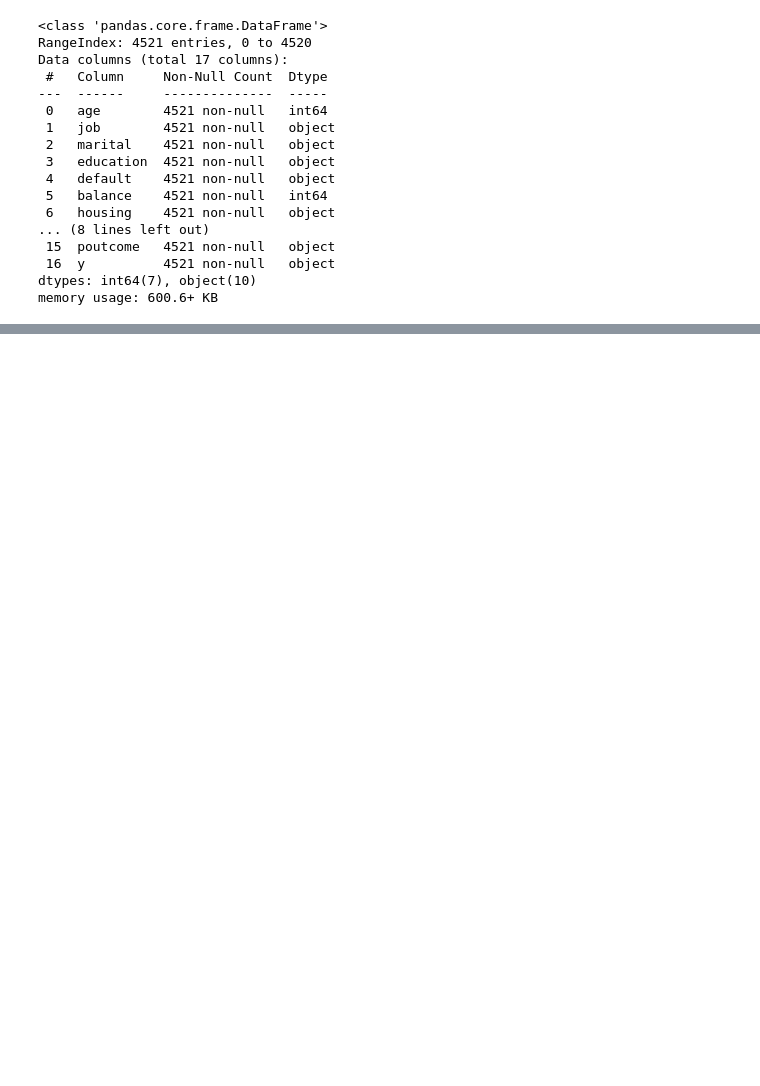
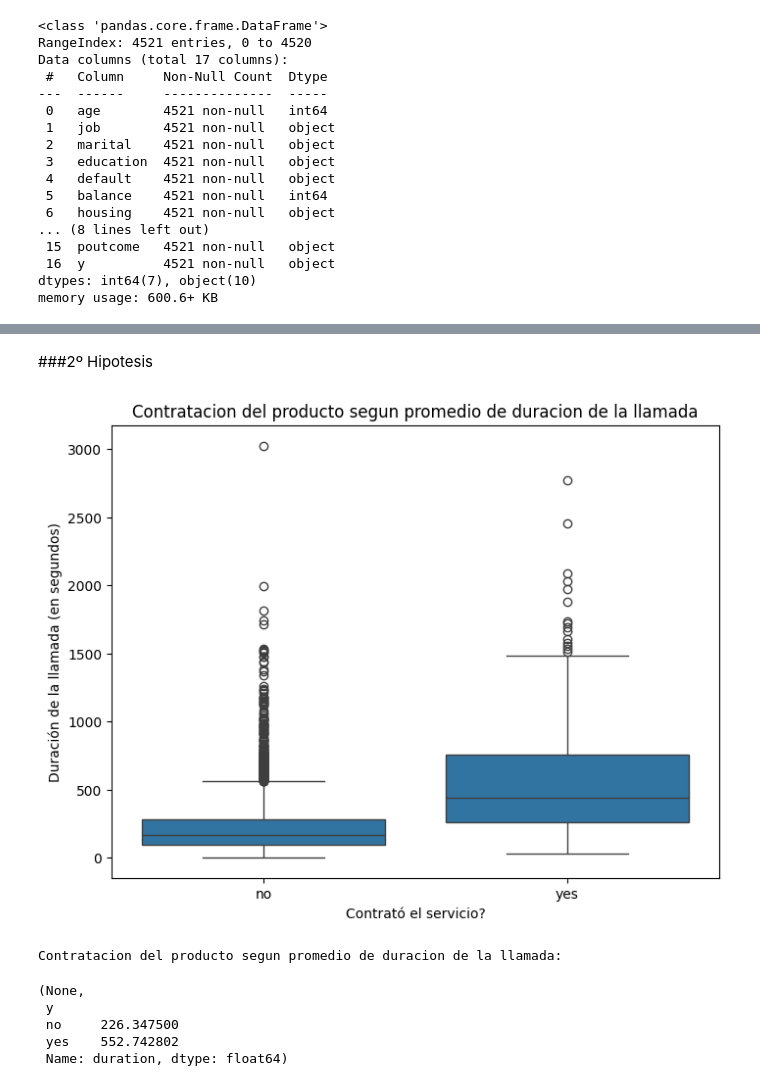
Before and after one commit to Damgef/Data_Science_Entrega1, a Jupyter notebook: ProyectoDSParteI_DamianGeffroy.ipynb, the cells around one changed output, grey strips where cells are left out. Saved outputs shown, nothing was run; the diff lists cells and outputs as text; code cells hidden in the pictures; blank space fills up the shorter version.

```diff
--- a/ProyectoDSParteI_DamianGeffroy.ipynb
+++ b/ProyectoDSParteI_DamianGeffroy.ipynb
@@ -50,0 +145,21 @@ df_bank[['education', 'marital', 'job']].describe()
+# %% [markdown]
+###2º Hipotesis
+# %%
+plt.figure(figsize=(8, 6))
+sns.boxplot(x="y", y="duration", data=df_bank)
+plt.xlabel("Contrató el servicio?")
+plt.ylabel("Duración de la llamada (en segundos)")
+plt.title("Contratacion del producto segun promedio de duracion de la llamada")
+plt.show()
+
+
+duracion_exito = df_bank.groupby("y")["duration"].mean()
+print("\nContratacion del producto segun promedio de duracion de la llamada:\n"), duracion_exito
+# %% [output]
+[figure, added]
+Contratacion del producto segun promedio de duracion de la llamada:
+(None,
+ y
+ no     226.347500
+ yes    552.742802
+ Name: duration, dtype: float64)
```
Also changed, not shown: parts of 10 cells of this notebook.
